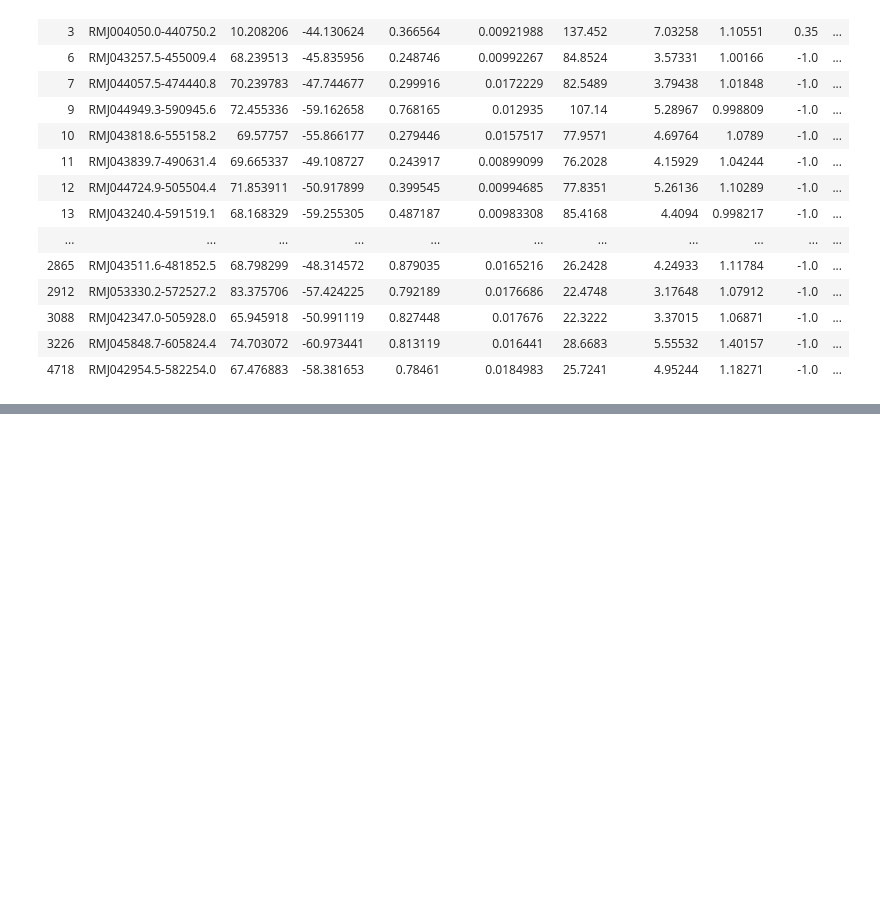
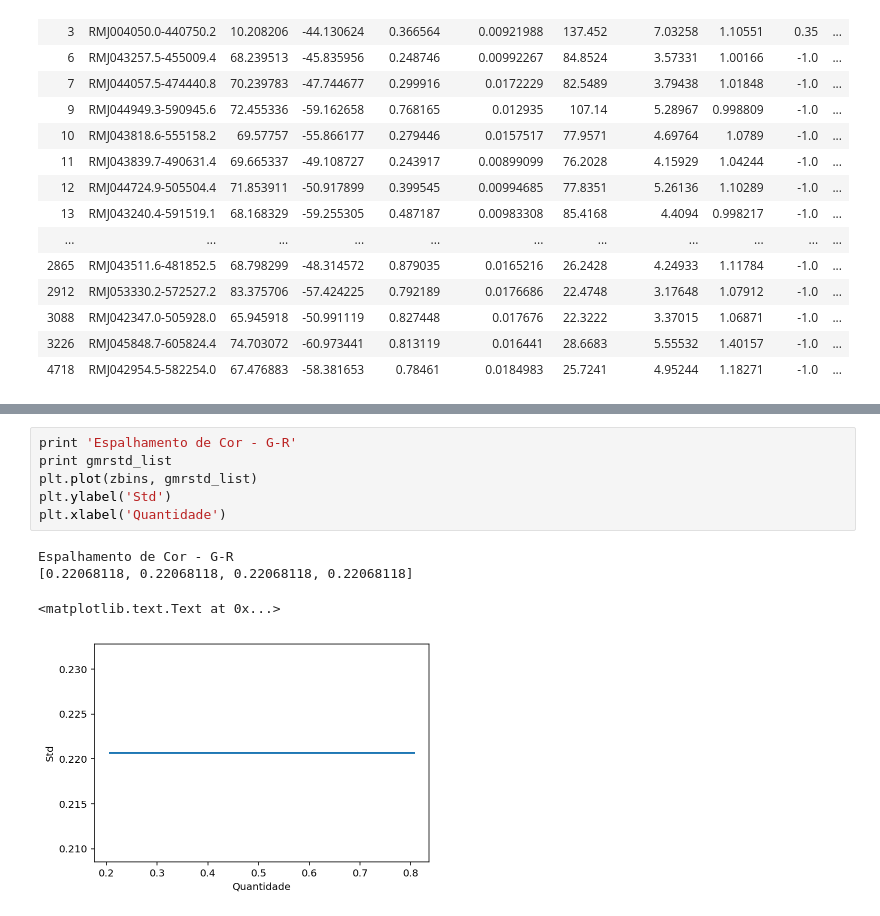
Before and after one commit to clusteron/comparison, a Jupyter notebook: RS.ipynb, the cells around one changed output, grey strips where cells are left out. Saved outputs shown, nothing was run; the diff lists cells and outputs as text; blank space fills up the shorter version.

```diff
--- a/RS.ipynb
+++ b/RS.ipynb
@@ -71,0 +91,11 @@ Bins: intervalos de 0.1
+# %%
+print 'Espalhamento de Cor - G-R'
+print gmrstd_list
+plt.plot(zbins, gmrstd_list)
+plt.ylabel('Std')
+plt.xlabel('Quantidade')
+# %% [output]
+Espalhamento de Cor - G-R
+[0.22068118, 0.22068118, 0.22068118, 0.22068118]
+<matplotlib.text.Text at 0x...>
+[figure, added]
```
Also changed, not shown: parts of 19 cells of this notebook.
